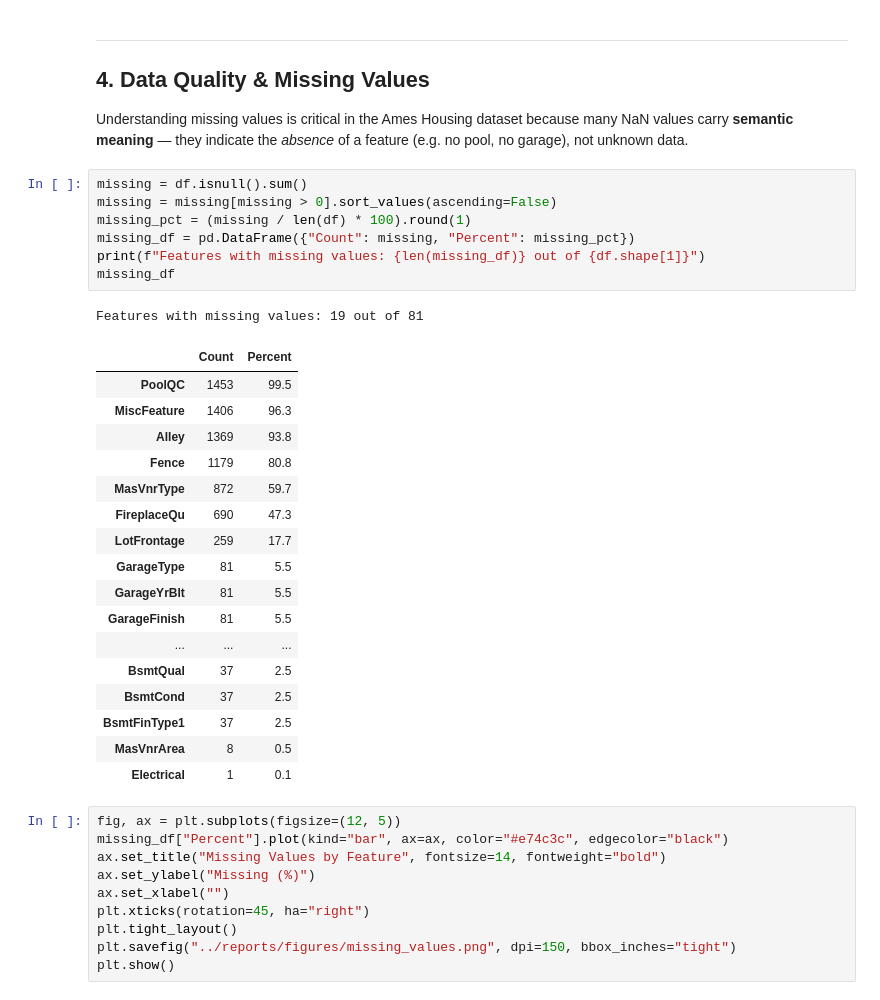
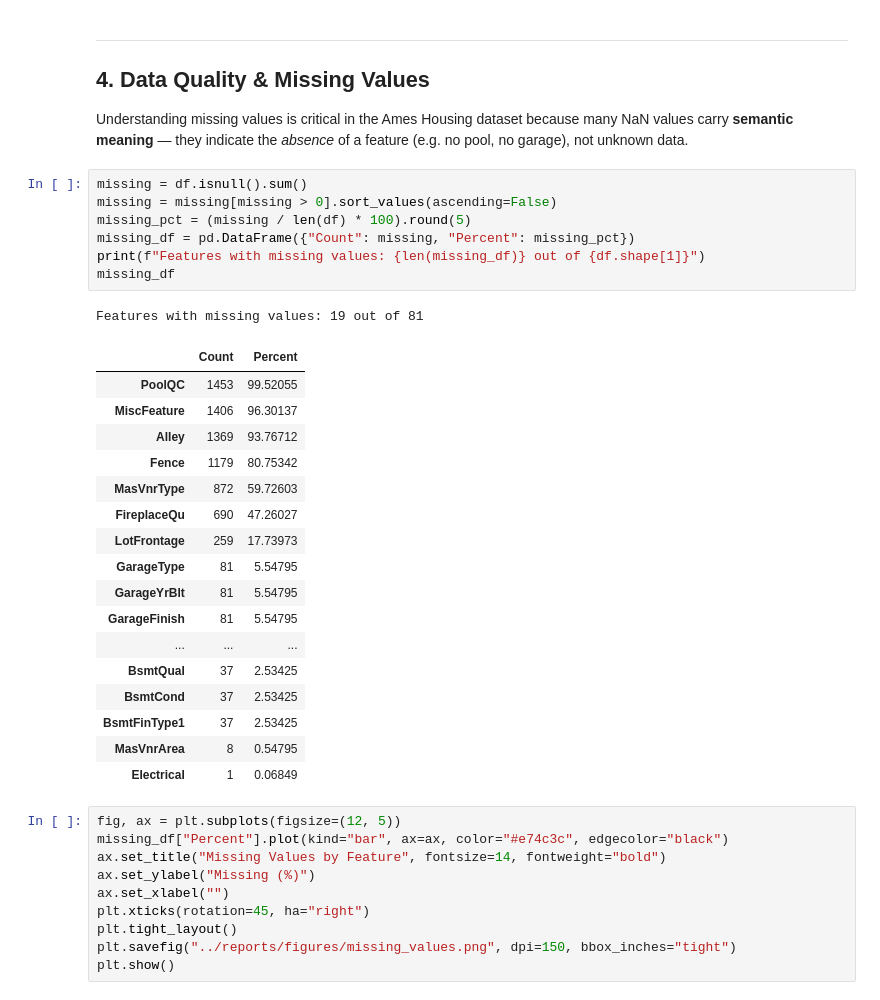
Before and after one commit to esthermichelle/House-Price-ML, a Jupyter notebook: notebooks/house_price_ml.ipynb, the cells around one changed output. Drawn from its saved outputs; the diff is of its cells as text.

```diff
--- a/notebooks/house_price_ml.ipynb
+++ b/notebooks/house_price_ml.ipynb
@@ -156,29 +144,29 @@ feature (e.g. no pool, no garage), not unknown data.
 # %%
 missing = df.isnull().sum()
 missing = missing[missing > 0].sort_values(ascending=False)
-missing_pct = (missing / len(df) * 100).round(1)
+missing_pct = (missing / len(df) * 100).round(5)
 missing_df = pd.DataFrame({"Count": missing, "Percent": missing_pct})
 print(f"Features with missing values: {len(missing_df)} out of {df.shape[1]}")
 missing_df
 # %% [output]
 Features with missing values: 19 out of 81
 |  | Count | Percent |
-| PoolQC | 1453 | 99.5 |
-| MiscFeature | 1406 | 96.3 |
-| Alley | 1369 | 93.8 |
-| Fence | 1179 | 80.8 |
-| MasVnrType | 872 | 59.7 |
-| FireplaceQu | 690 | 47.3 |
-| LotFrontage | 259 | 17.7 |
-| GarageType | 81 | 5.5 |
-| GarageYrBlt | 81 | 5.5 |
-| GarageFinish | 81 | 5.5 |
+| PoolQC | 1453 | 99.52055 |
+| MiscFeature | 1406 | 96.30137 |
+| Alley | 1369 | 93.76712 |
+| Fence | 1179 | 80.75342 |
+| MasVnrType | 872 | 59.72603 |
+| FireplaceQu | 690 | 47.26027 |
+| LotFrontage | 259 | 17.73973 |
+| GarageType | 81 | 5.54795 |
+| GarageYrBlt | 81 | 5.54795 |
+| GarageFinish | 81 | 5.54795 |
 | ... | ... | ... |
-| BsmtQual | 37 | 2.5 |
-| BsmtCond | 37 | 2.5 |
-| BsmtFinType1 | 37 | 2.5 |
-| MasVnrArea | 8 | 0.5 |
-| Electrical | 1 | 0.1 |
+| BsmtQual | 37 | 2.53425 |
+| BsmtCond | 37 | 2.53425 |
+| BsmtFinType1 | 37 | 2.53425 |
+| MasVnrArea | 8 | 0.54795 |
+| Electrical | 1 | 0.06849 |
 # %%
 fig, ax = plt.subplots(figsize=(12, 5))
 missing_df["Percent"].plot(kind="bar", ax=ax, color="#e74c3c", edgecolor="black")
```
Also changed, not shown: parts of 3 cells of this notebook.
